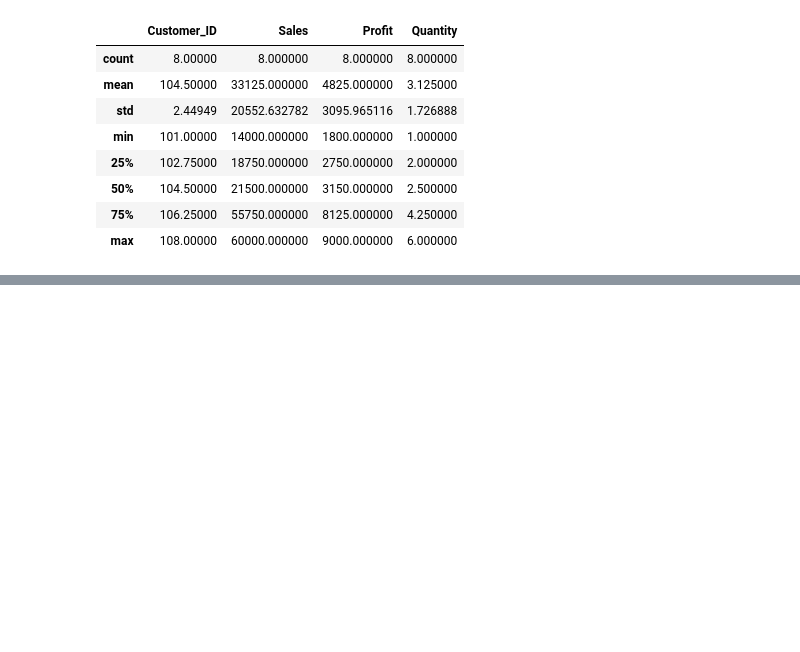
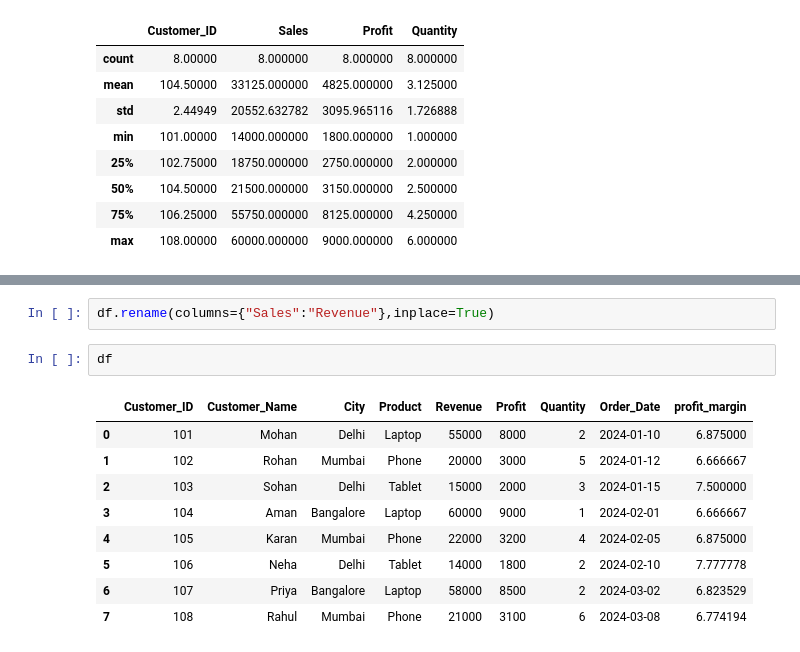
Before and after one commit to Mohitain/Libraries, a Jupyter notebook: Pandas/practice_p/analysis.ipynb, the cells around one changed output, grey strips where cells are left out. Drawn from its saved outputs; the diff is of its cells as text; blank space fills up the shorter version.

```diff
--- a/Pandas/practice_p/analysis.ipynb
+++ b/Pandas/practice_p/analysis.ipynb
@@ -128,0 +167,14 @@ memory usage: 644.0+ bytes
+# %%
+df.rename(columns={"Sales":"Revenue"},inplace=True)
+# %%
+df
+# %% [output]
+|  | Customer_ID | Customer_Name | City | Product | Revenue | Profit | Quantity | Order_Date | profit_margin |
+| 0 | 101 | Mohan | Delhi | Laptop | 55000 | 8000 | 2 | 2024-01-10 | 6.875000 |
+| 1 | 102 | Rohan | Mumbai | Phone | 20000 | 3000 | 5 | 2024-01-12 | 6.666667 |
+| 2 | 103 | Sohan | Delhi | Tablet | 15000 | 2000 | 3 | 2024-01-15 | 7.500000 |
+| 3 | 104 | Aman | Bangalore | Laptop | 60000 | 9000 | 1 | 2024-02-01 | 6.666667 |
+| 4 | 105 | Karan | Mumbai | Phone | 22000 | 3200 | 4 | 2024-02-05 | 6.875000 |
+| 5 | 106 | Neha | Delhi | Tablet | 14000 | 1800 | 2 | 2024-02-10 | 7.777778 |
+| 6 | 107 | Priya | Bangalore | Laptop | 58000 | 8500 | 2 | 2024-03-02 | 6.823529 |
+| 7 | 108 | Rahul | Mumbai | Phone | 21000 | 3100 | 6 | 2024-03-08 | 6.774194 |
```
Also changed, not shown: parts of 36 cells of this notebook, 5 other files.
